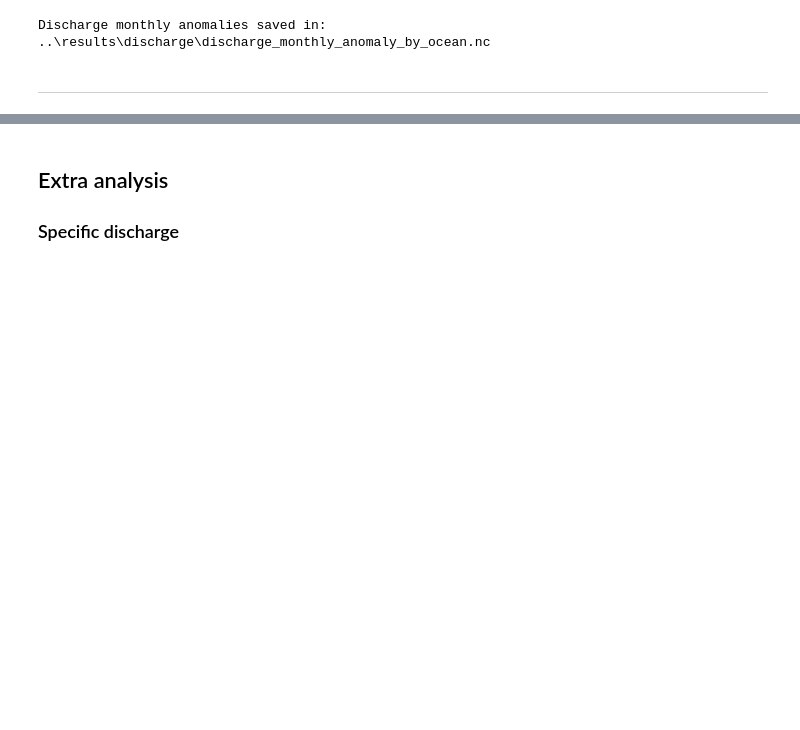
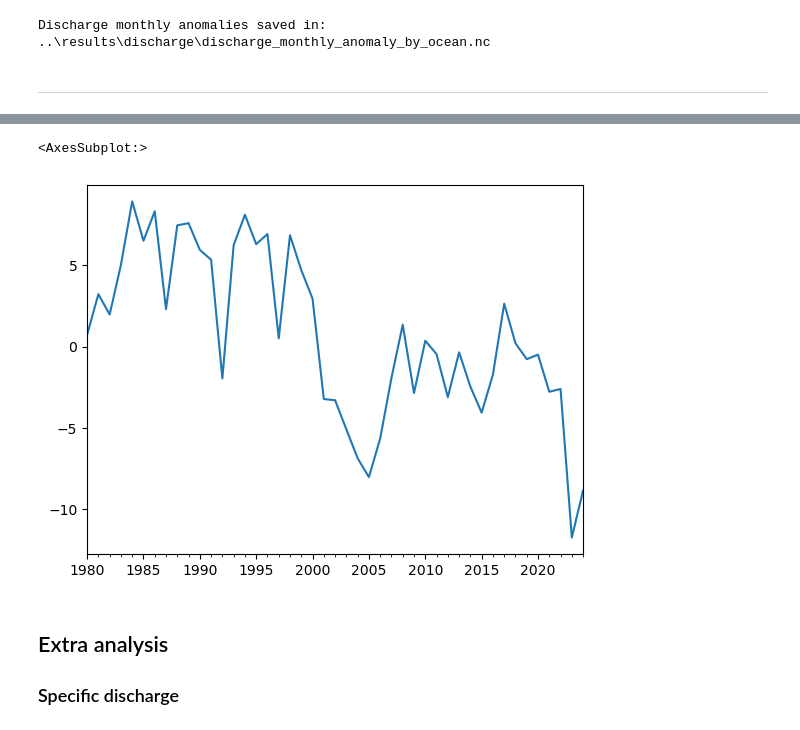
Before and after one commit to casadoj/SotCin2024, a Jupyter notebook: notebook/3.1_discharge_timeseries.ipynb, the cells around one changed output, grey strips where cells are left out. Drawn from its saved outputs; the diff is of its cells as text; code cells hidden in the pictures; blank space fills up the shorter version.

```diff
--- a/notebook/3.1_discharge_timeseries.ipynb
+++ b/notebook/3.1_discharge_timeseries.ipynb
@@ -90,8 +92,11 @@ for ocean in tqdm(outlets.ocean.unique()):
     # compute time series of total annual discharge into that ocean
     serie = dis.sel(ID=IDs).sum('ID').resample(time='1Y').mean(skipna=True).to_pandas()
 
-    # convert from m3/s to km3/year
-    serie *= 3600 * 24 * 365 * 1e-9
+    # # convert from m3/s to km3/year
+    # serie *= 3600 * 24 * 365 * 1e-9
+
+    # convert from m3/s to km3/day
+    serie *= 3600 * 24 * 1e-9
 
     dis_year[ocean] = serie
 
@@ -312,3 +356,8 @@ Discharge monthly anomalies saved in:   ..\results\discharge\discharge_monthly_a
+# %%
+annual_anomaly.sum(axis=1).plot()
+# %% [output]
+<AxesSubplot:>
+[figure, added]
 # %% [markdown]
 ## Extra analysis
 ### Specific discharge
```
Also changed, not shown: parts of 6 cells of this notebook, 3 other files.
